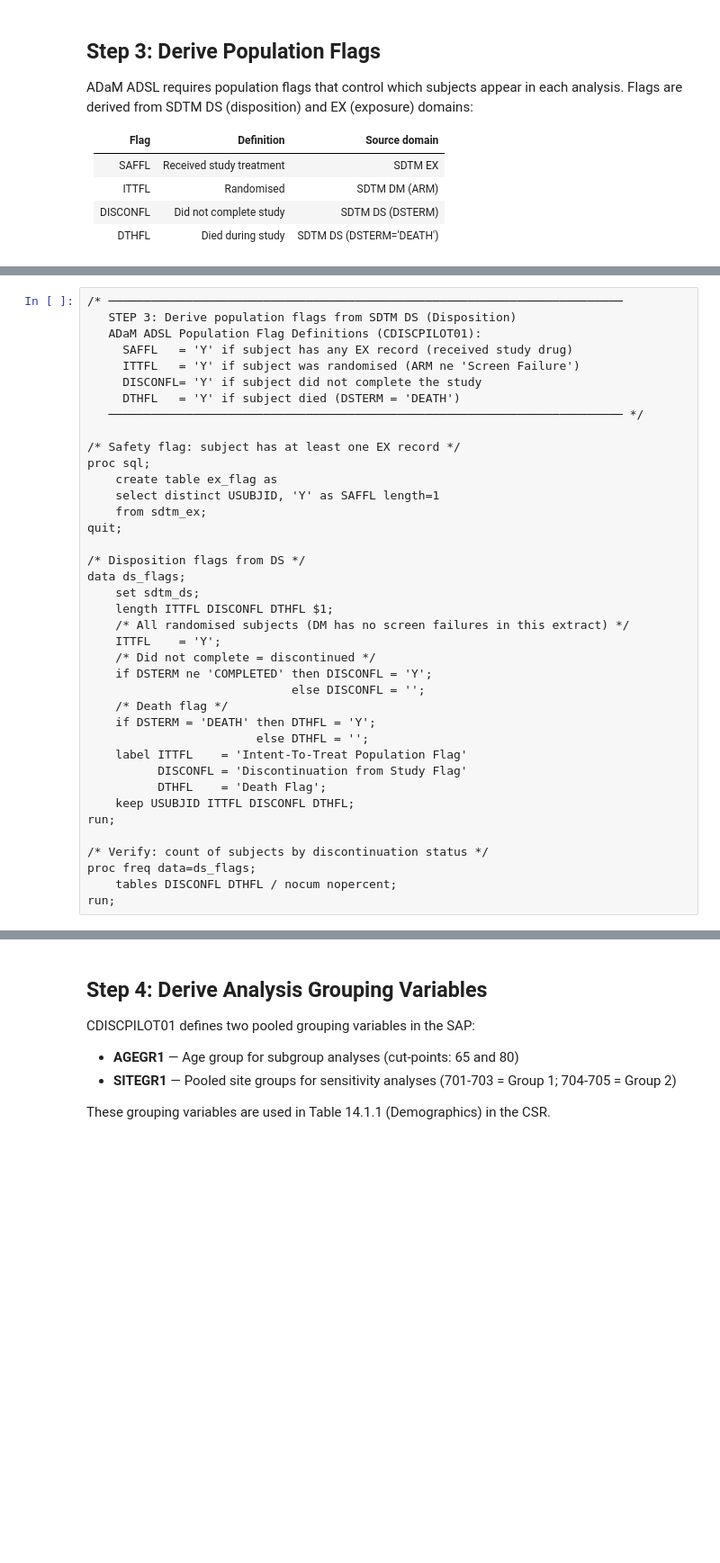
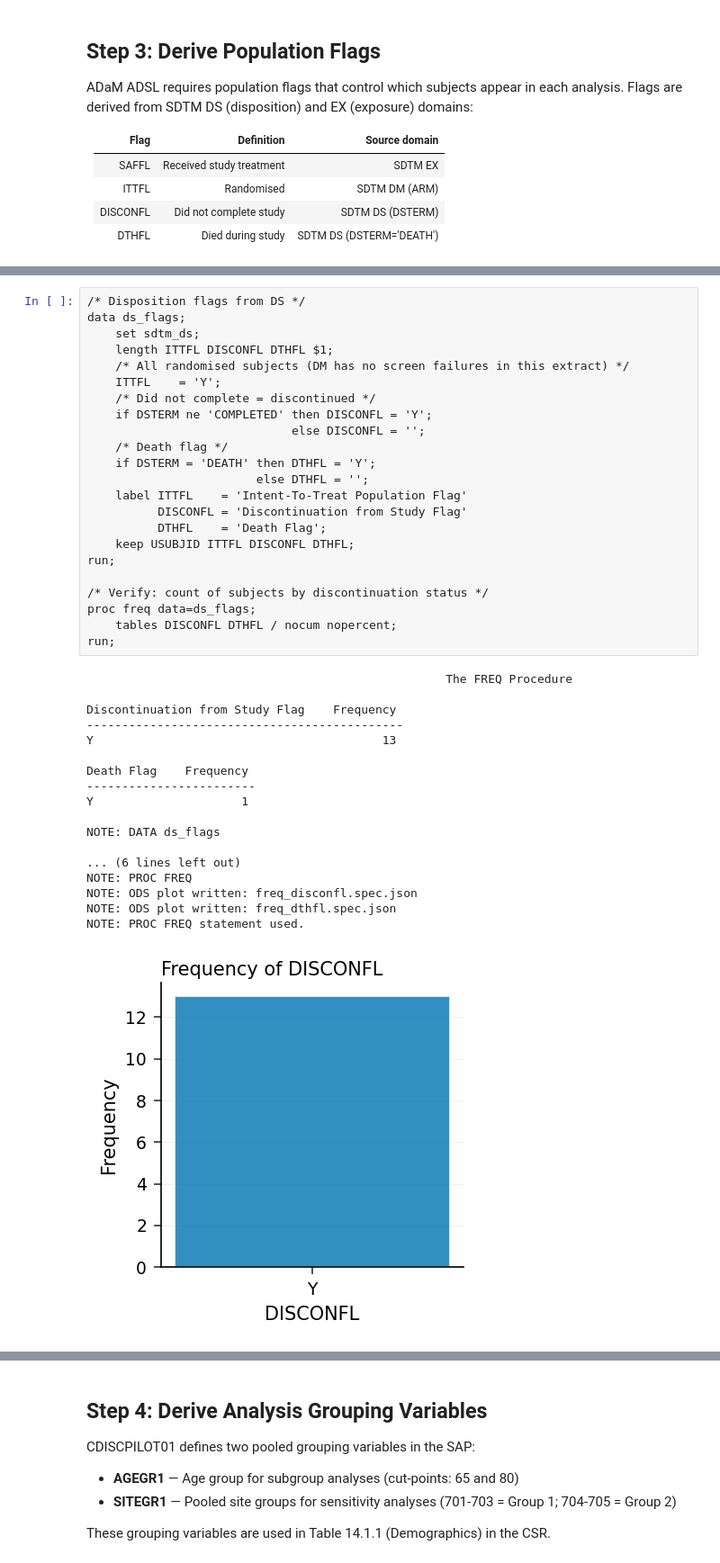
Before and after one commit to JennerAnalytics/sas-compatible-examples, a Jupyter notebook: CRO/clinical-sas-programmer/adam-adsl-cdisc-derivation.ipynb, the cells around one changed output, grey strips where cells are left out. Shown at 90% size. Cells and saved outputs as stored; diff of their text form; blank space fills up the shorter version.

```diff
--- a/CRO/clinical-sas-programmer/adam-adsl-cdisc-derivation.ipynb
+++ b/CRO/clinical-sas-programmer/adam-adsl-cdisc-derivation.ipynb
@@ -220,39 +301,42 @@ ADaM ADSL requires population flags that control which subjects appear in each a
 # %%
-/* ─────────────────────────────────────────────────────────────────────────
-   STEP 3: Derive population flags from SDTM DS (Disposition)
-   ADaM ADSL Population Flag Definitions (CDISCPILOT01):
-     SAFFL   = 'Y' if subject has any EX record (received study drug)
-     ITTFL   = 'Y' if subject was randomised (ARM ne 'Screen Failure')
-     DISCONFL= 'Y' if subject did not complete the study
-     DTHFL   = 'Y' if subject died (DSTERM = 'DEATH')
-   ───────────────────────────────────────────────────────────────────────── */
-
-/* Safety flag: subject has at least one EX record */
-proc sql;
-    create table ex_flag as
-    select distinct USUBJID, 'Y' as SAFFL length=1
-    from sdtm_ex;
-quit;
-
 /* Disposition flags from DS */
 data ds_flags;
     set sdtm_ds;
     length ITTFL DISCONFL DTHFL $1;
     /* All randomised subjects (DM has no screen failures in this extract) */
     ITTFL    = 'Y';
     /* Did not complete = discontinued */
     if DSTERM ne 'COMPLETED' then DISCONFL = 'Y';
                              else DISCONFL = '';
     /* Death flag */
     if DSTERM = 'DEATH' then DTHFL = 'Y';
                         else DTHFL = '';
     label ITTFL    = 'Intent-To-Treat Population Flag'
           DISCONFL = 'Discontinuation from Study Flag'
           DTHFL    = 'Death Flag';
     keep USUBJID ITTFL DISCONFL DTHFL;
 run;
 
 /* Verify: count of subjects by discontinuation status */
 proc freq data=ds_flags;
     tables DISCONFL DTHFL / nocum nopercent;
 run;
+# %% [output]
+                                                   The FREQ Procedure
+
+Discontinuation from Study Flag    Frequency
+---------------------------------------------
+Y                                         13
+
+Death Flag    Frequency
+------------------------
+Y                     1
+
+NOTE: DATA ds_flags
+
+... (6 lines left out)
+NOTE: PROC FREQ
+NOTE: ODS plot written: freq_disconfl.spec.json
+NOTE: ODS plot written: freq_dthfl.spec.json
+NOTE: PROC FREQ statement used.
+[figure, added]
```
Also changed, not shown: parts of 21 cells of this notebook, 9 other files.
